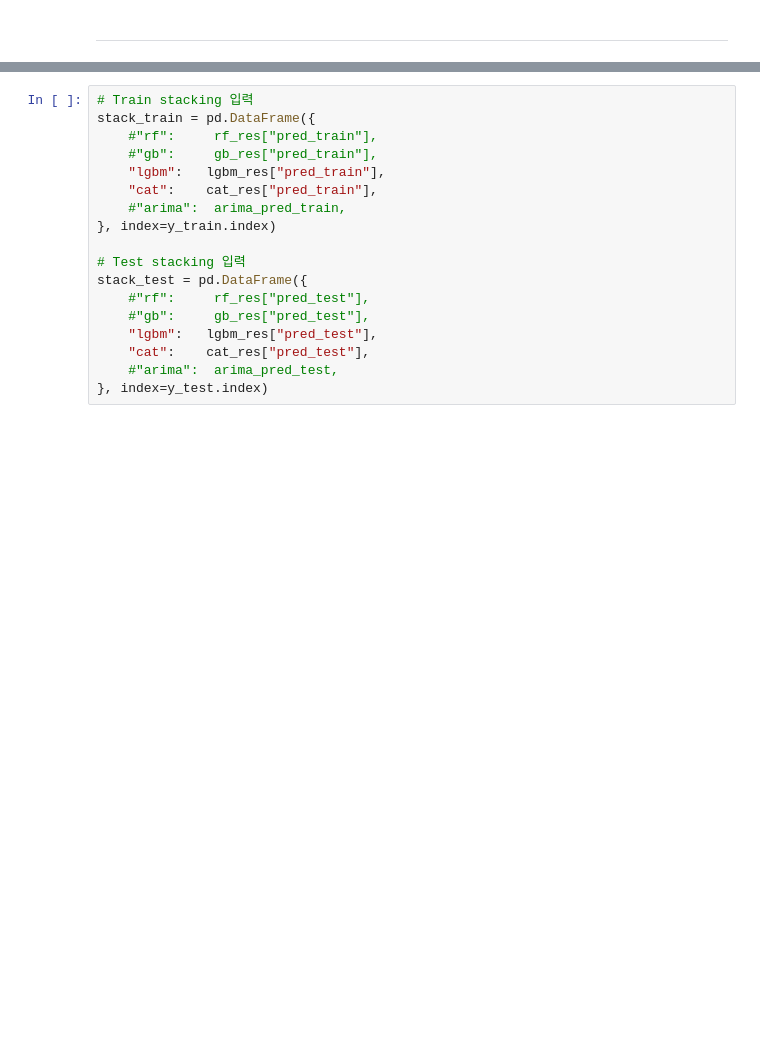
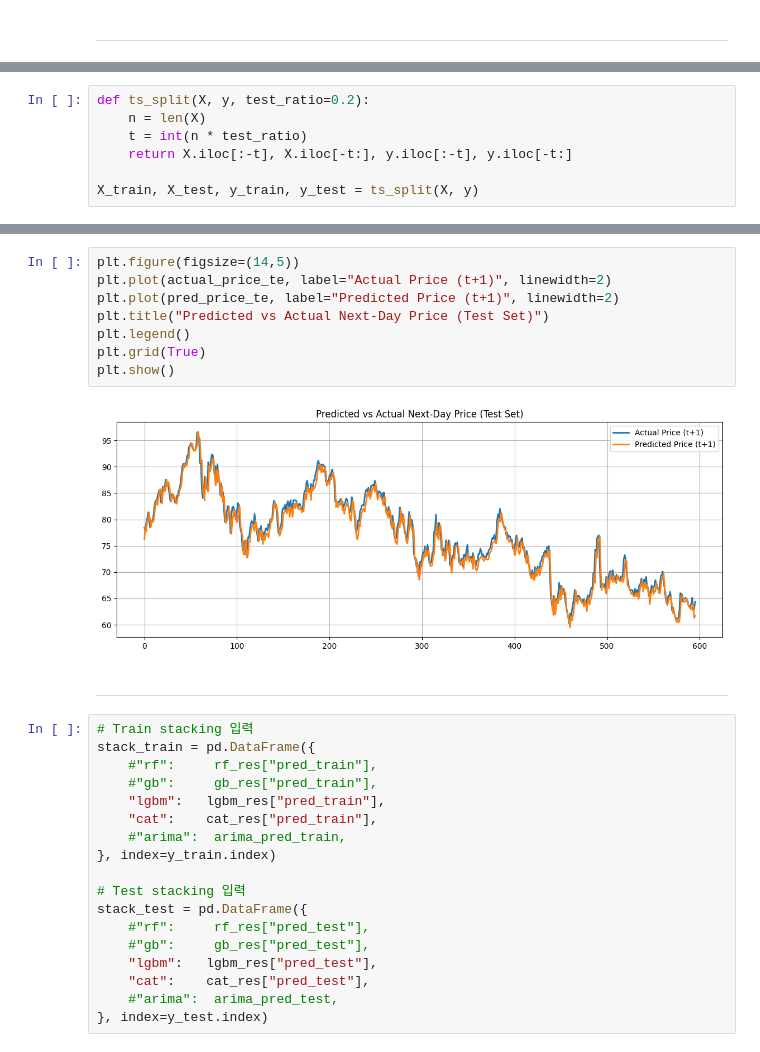
Before and after one commit to Market-Plan-B/Market-Plan-B-AI, a Jupyter notebook: market-tower/모델링2트.ipynb, the cells around one changed output, grey strips where cells are left out. Saved outputs shown, nothing was run; the diff lists cells and outputs as text; blank space fills up the shorter version.

```diff
--- a/market-tower/모델링2트.ipynb
+++ b/market-tower/모델링2트.ipynb
@@ -1133,0 +1345,7 @@ print(len(arima_pred_train), len(arima_pred_test))
+# %%
+def ts_split(X, y, test_ratio=0.2):
+    n = len(X)
+    t = int(n * test_ratio)
+    return X.iloc[:-t], X.iloc[-t:], y.iloc[:-t], y.iloc[-t:]
+
+X_train, X_test, y_train, y_test = ts_split(X, y)
@@ -1134,3 +1670,15 @@ print(len(arima_pred_train), len(arima_pred_test))
+# %%
+plt.figure(figsize=(14,5))
+plt.plot(actual_price_te, label="Actual Price (t+1)", linewidth=2)
+plt.plot(pred_price_te, label="Predicted Price (t+1)", linewidth=2)
+plt.title("Predicted vs Actual Next-Day Price (Test Set)")
+plt.legend()
+plt.grid(True)
+plt.show()
+# %% [output]
+[figure, added]
+# %% [markdown]
+---
 # %%
 # Train stacking 입력
 stack_train = pd.DataFrame({
```
Also changed, not shown: parts of 23 cells of this notebook, 4 other files.
